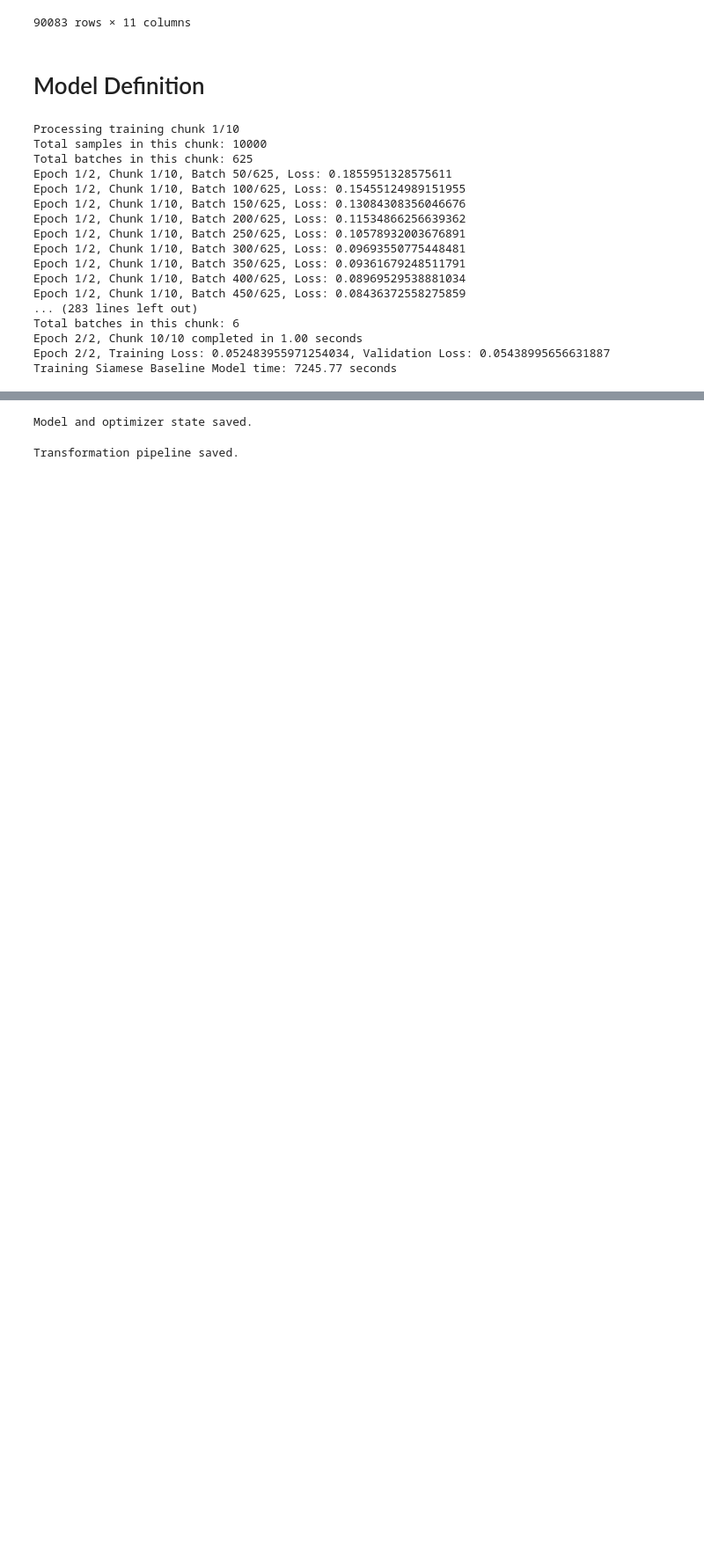
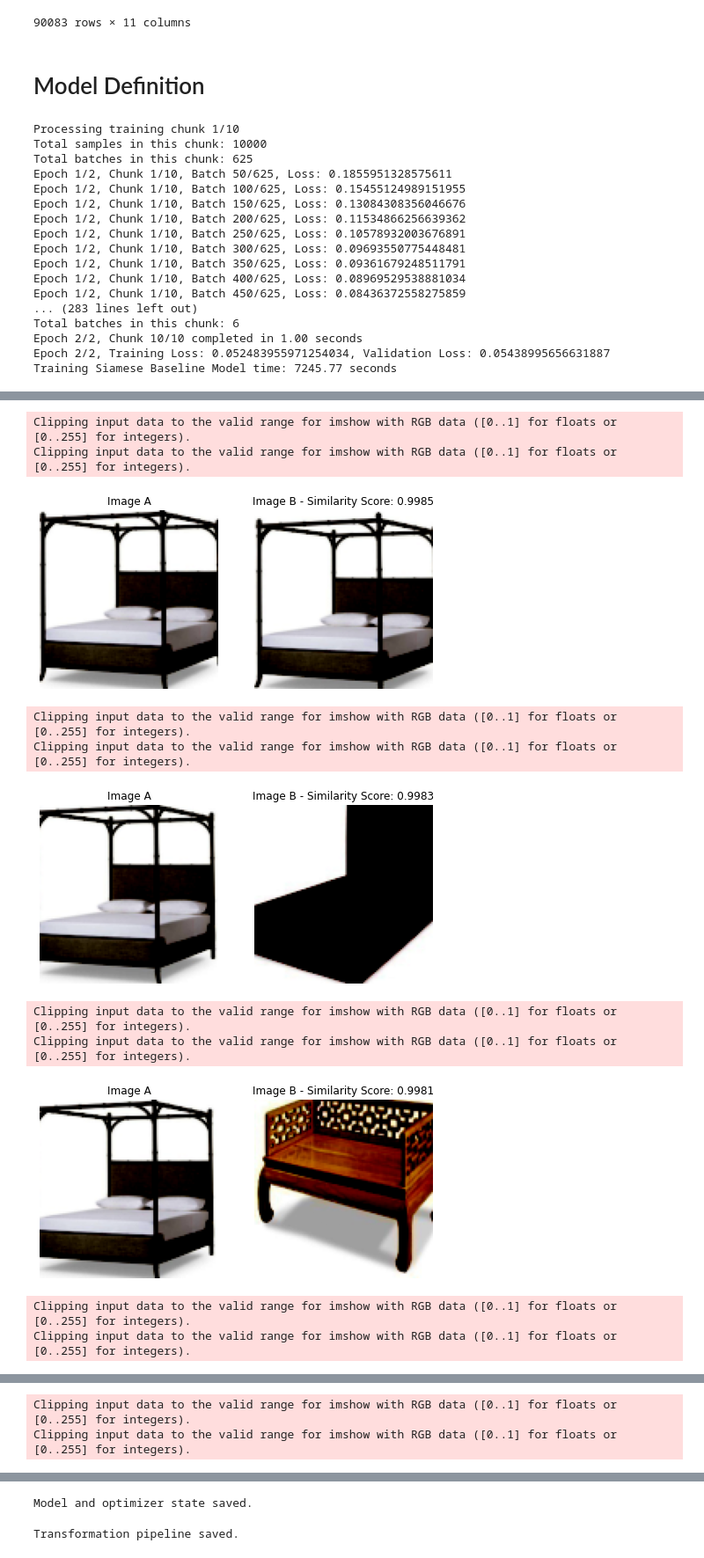
Before and after one commit to COSC2753-Machine-Learning/Assignment-2, a Jupyter notebook: Model/Task 2/Siamese_(VGG16_Based).ipynb, the cells around one changed output, grey strips where cells are left out. Shown at 88% size. Drawn from its saved outputs; the diff is of its cells as text; code cells hidden in the pictures; blank space fills up the shorter version.

```diff
--- a/Model/Task 2/Siamese_(VGG16_Based).ipynb
+++ b/Model/Task 2/Siamese_(VGG16_Based).ipynb
@@ -458,3 +458,6 @@ Total batches in this chunk: 6
 Epoch 2/2, Chunk 10/10 completed in 1.00 seconds
 Epoch 2/2, Training Loss: 0.052483955971254034, Validation Loss: 0.05438995656631887
 Training Siamese Baseline Model time: 7245.77 seconds
+# %%
+testDataPath = "../../Data/Furniture_Data/"
+furniture_test_dataset = load(testDataPath)
@@ -460,0 +466,74 @@ Training Siamese Baseline Model time: 7245.77 seconds
+# %%
+CHUNK_TEST_SIZE = 100
+
+chunk_df = furniture_test_dataset.iloc[1:CHUNK_TEST_SIZE]
+
+pair_dataset = FurniturePairDataset(df=chunk_df, root_dir=testDataPath, transform=transform)
+# %%
+import imagehash
+
+def evaluate_model_with_visualization(model, dataset, transform, device, num_samples=10):
+    model.eval()
+    similarity_scores = []
+    image_pairs = []
+    unique_images = set()
+    with torch.no_grad():
+        for i in range(num_samples):
+            # Choose a random sample from the dataset
+            sample_idx = np.random.randint(len(dataset))
+            image_pair1, label1 = dataset[1]
+            image_pair, label = dataset[sample_idx]
+            inputA, inputB = image_pair1[0].unsqueeze(0).to(device), image_pair[0].unsqueeze(0).to(device)
+            output = model(inputA, inputB)
+
+            # Convert tensors to images
+            imageA = inputA.squeeze(0).cpu().numpy().transpose(1, 2, 0)
+            imageB = inputB.squeeze(0).cpu().numpy().transpose(1, 2, 0)
+
+            # Calculate perceptual hashes
+            img_hash_A = str(imagehash.phash(Image.fromarray((imageA * 255).astype(np.uint8))))
+            img_hash_B = str(imagehash.phash(Image.fromarray((imageB * 255).astype(np.uint8))))
+
+            # Check if the images are duplicates
+            if img_hash_A not in unique_images and img_hash_B not in unique_images:
+                unique_images.add(img_hash_A)
+                unique_images.add(img_hash_B)
+                similarity_scores.append(output.item())
+                image_pairs.append((imageA, imageB))
+
+    # Sort the similarity scores and image pairs based on similarity scores
+    sorted_indices = np.argsort(similarity_scores)[::-1][:10]
+
+    # Display the top 10 image pairs with highest similarity scores
+    for idx in sorted_indices:
+        imageA, imageB = image_pairs[idx]
+        score = similarity_scores[idx]
+
+        # Display the images along with the predicted similarity score
+        plt.figure(figsize=(8, 4))
+        plt.subplot(1, 2, 1)
+        plt.imshow(imageA)
+        plt.title('Image A')
+        plt.axis('off')
+
+        plt.subplot(1, 2, 2)
+        plt.imshow(imageB)
+        plt.title(f'Image B - Similarity Score: {score:.4f}')
+        plt.axis('off')
+
+        plt.show()
+
+# Evaluate the trained model with visualization
+evaluate_model_with_visualization(model, pair_dataset, transform, DEVICE, num_samples=10000)
+# %% [output]
+Clipping input data to the valid range for imshow with RGB data ([0..1] for floats or [0..255] for integers).
+Clipping input data to the valid range for imshow with RGB data ([0..1] for floats or [0..255] for integers).
+[figure, added]
+Clipping input data to the valid range for imshow with RGB data ([0..1] for floats or [0..255] for integers).
+Clipping input data to the valid range for imshow with RGB data ([0..1] for floats or [0..255] for integers).
+[figure, added]
+Clipping input data to the valid range for imshow with RGB data ([0..1] for floats or [0..255] for integers).
+Clipping input data to the valid range for imshow with RGB data ([0..1] for floats or [0..255] for integers).
+[figure, added]
+Clipping input data to the valid range for imshow with RGB data ([0..1] for floats or [0..255] for integers).
+Clipping input data to the valid range for imshow with RGB data ([0..1] for floats or [0..255] for integers).
@@ -460,0 +541,2 @@ Training Siamese Baseline Model time: 7245.77 seconds
+Clipping input data to the valid range for imshow with RGB data ([0..1] for floats or [0..255] for integers).
+Clipping input data to the valid range for imshow with RGB data ([0..1] for floats or [0..255] for integers).
```
Also changed, not shown: parts of 2 cells of this notebook, 2 other files.
